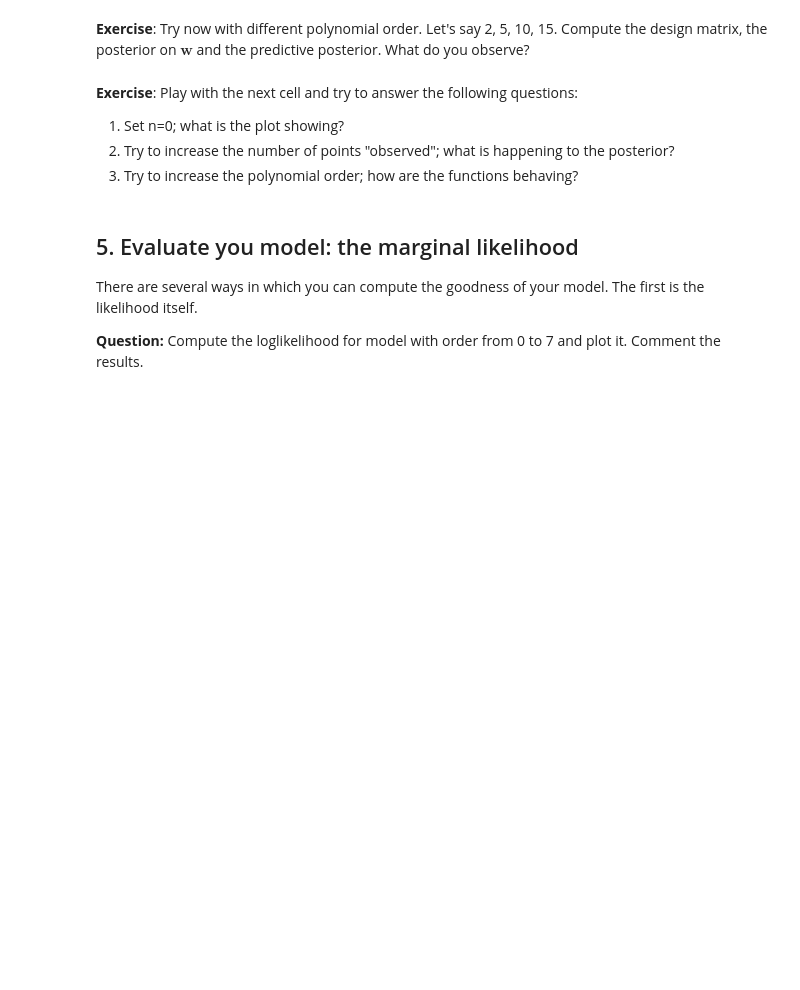
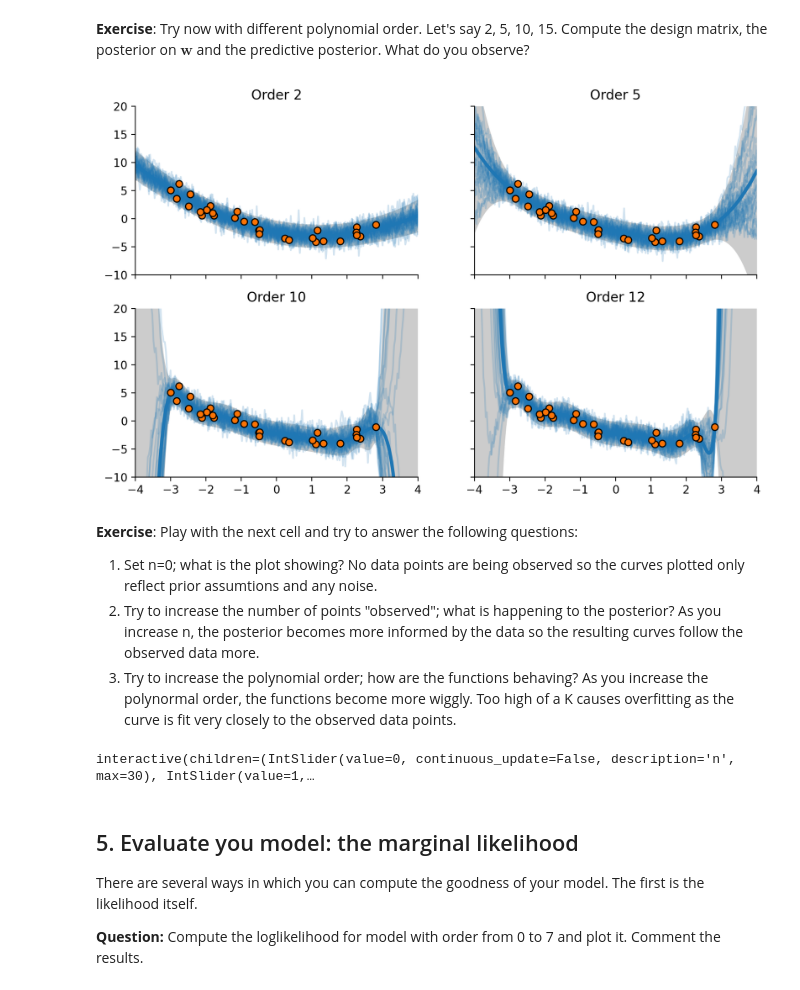
Before and after one commit to mayalorimer/ASI_Labs, a Jupyter notebook: labs/01_Bayesian_Linear_Regression.ipynb, the cells around one changed output. Drawn from its saved outputs; the diff is of its cells as text; code cells hidden in the pictures; blank space fills up the shorter version.

```diff
--- a/labs/01_Bayesian_Linear_Regression.ipynb
+++ b/labs/01_Bayesian_Linear_Regression.ipynb
@@ -329,37 +329,39 @@ plt.show()
 # %%
 def bayesian_linear_regression(x, y, xt, K, sn2, sw2):
     # @@ COMPLETE @@ #
-    # X = ...
-    # Xt = ...
-    # w_posterior_mean, w_posterior_cov = ...
-    # y_mean, y_var = ...
-    # samples = ...
+    X = build_features(x, K)
+    Xt = build_features(xt, K)
+    w_posterior_mean, w_posterior_cov = compute_posterior(X, y, sw2, sn2)
+    y_mean, y_var = compute_predictive(Xt, w_posterior_mean, w_posterior_cov, sn2)
+    samples = sample(Xt, w_posterior_mean, w_posterior_cov, sn2, N=30)
     return y_mean, y_var, samples
 
 
 poly_orders = [2, 5, 10, 12]
 
 fig, axs = plt.subplots(2, 2, figsize=[10, 6], sharex=True, sharey=True)
 axs = axs.reshape(-1)
 for ax, K in zip(axs, poly_orders):
     y_mean, y_var, samples = bayesian_linear_regression(x, y, xt, K, sn2, sw2)
 
     lb = y_mean - 2 * np.sqrt(y_var)
     ub = y_mean + 2 * np.sqrt(y_var)
 
     ax.fill_between(xt, lb, ub, color=".80", lw=0)
     ax.plot(xt, samples.T, "tab:blue", alpha=0.2)
     ax.plot(xt, y_mean, color="tab:blue", lw=3)
     ax.scatter(x, y, edgecolor="black", linewidth=1, facecolor="xkcd:orange", zorder=10)
     ax.set_ylim(-10, 20)
     ax.set_title("Order %d" % K)
 plt.show()
+# %% [output]
+[figure, added]
 # %% [markdown]
 **Exercise**:
 Play with the next cell and try to answer the following questions:
-1. Set n=0; what is the plot showing?
-2. Try to increase the number of points "observed"; what is happening to the posterior?
-3. Try to increase the polynomial order; how are the functions behaving?
+1. Set n=0; what is the plot showing? No data points are being observed so the curves plotted only reflect prior assumtions and any noise.
+2. Try to increase the number of points "observed"; what is happening to the posterior? As you increase n, the posterior becomes more informed by the data so the resulting curves follow the observed data more.
+3. Try to increase the polynomial order; how are the functions behaving? As you increase the polynormal order, the functions become more wiggly. Too high of a K causes overfitting as the curve is fit very closely to the observed data points.
 # %%
 import ipywidgets as widgets
 from ipywidgets import fixed, interact, interact_manual, interactive
@@ -381,6 +383,8 @@ interaction = interact(
     n=widgets.IntSlider(min=0, max=len(x), step=1, value=0, continuous_update=False),
     K=widgets.IntSlider(min=0, max=10, step=1, value=1, continuous_update=False),
 )
+# %% [output]
+interactive(children=(IntSlider(value=0, continuous_update=False, description='n', max=30), IntSlider(value=1,…
 # %% [markdown]
 ## 5. Evaluate you model: the marginal likelihood
 
```
Also changed, not shown: parts of 1 cell of this notebook.
